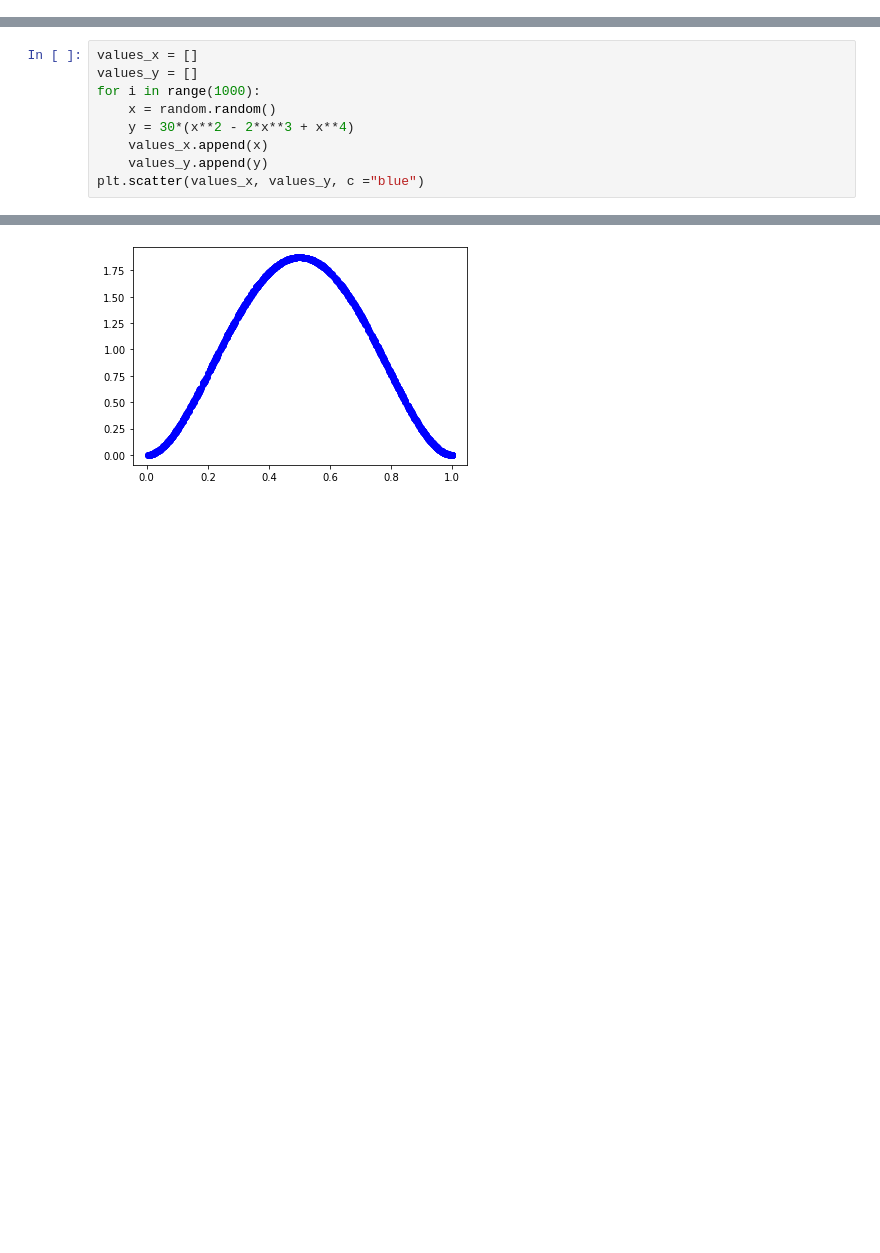
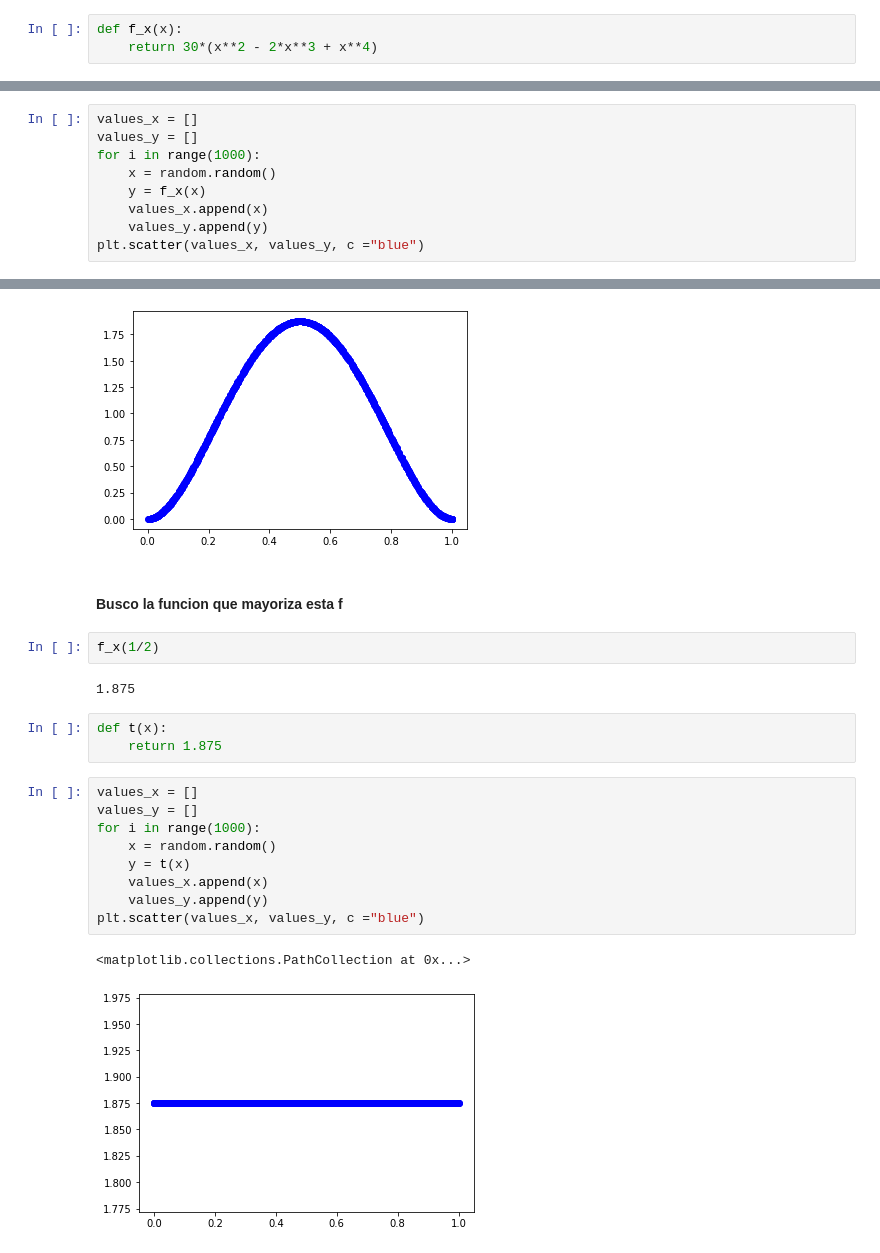
Before and after one commit to sebastianripari/75.26_simulacion, a Jupyter notebook: 1/12.ipynb, the cells around one changed output, grey strips where cells are left out. Drawn from its saved outputs; the diff is of its cells as text; blank space fills up the shorter version.

```diff
--- a/1/12.ipynb
+++ b/1/12.ipynb
@@ -81,6 +81,9 @@ plt.scatter(range(len(generados)), generados, c ="blue")
 \begin{equation}
 f_x(x)=30(x^2 - 2x^3+ x^4)
 \end{equation}
+# %%
+def f_x(x):
+    return 30*(x**2 - 2*x**3 + x**4)
 # %% [markdown]
 #### Grafico la funcion densidad
 # %%
@@ -88,10 +91,31 @@ values_x = []
 values_y = []
 for i in range(1000):
     x = random.random()
-    y = 30*(x**2 - 2*x**3 + x**4)
+    y = f_x(x)
     values_x.append(x)
     values_y.append(y)
 plt.scatter(values_x, values_y, c ="blue")
 # %% [output]
 <matplotlib.collections.PathCollection at 0x...>
 [figure]
+# %% [markdown]
+####  Busco la funcion que mayoriza esta f
+# %%
+f_x(1/2)
+# %% [output]
+1.875
+# %%
+def t(x):
+    return 1.875
+# %%
+values_x = []
+values_y = []
+for i in range(1000):
+    x = random.random()
+    y = t(x)
+    values_x.append(x)
+    values_y.append(y)
+plt.scatter(values_x, values_y, c ="blue")
+# %% [output]
+<matplotlib.collections.PathCollection at 0x...>
+[figure, added]
```
Also changed, not shown: parts of 4 cells of this notebook.
